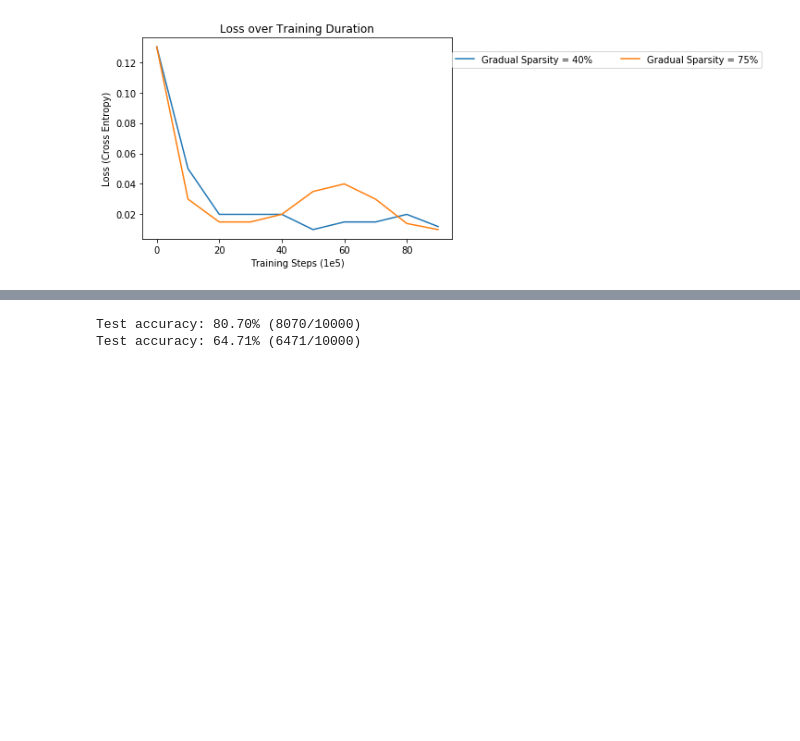
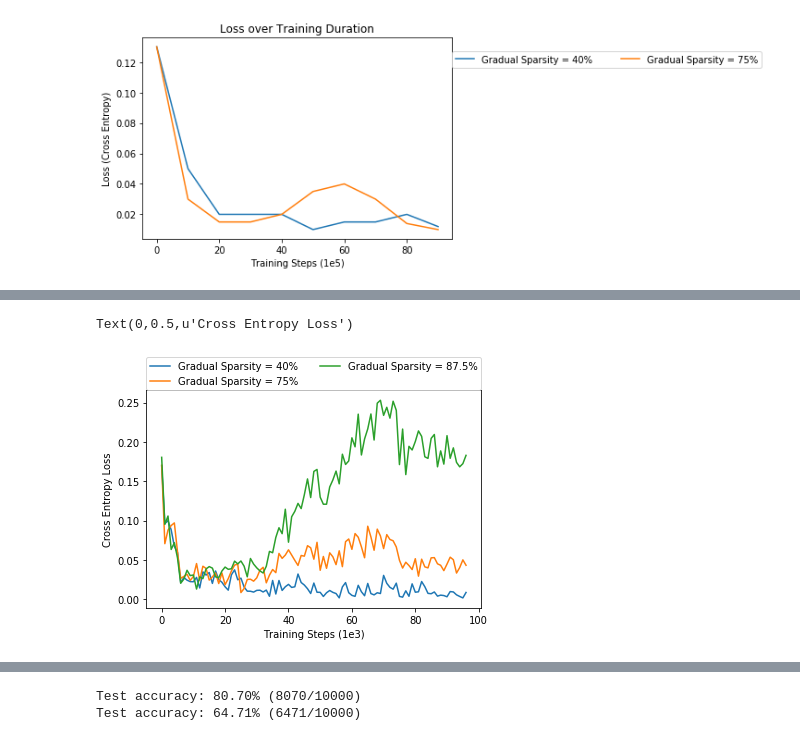
Before and after one commit to ChristopherSweeney/SlimNets, a Jupyter notebook: prunning.ipynb, the cells around one changed output, grey strips where cells are left out. Cells and saved outputs as stored; diff of their text form; code cells hidden in the pictures; blank space fills up the shorter version.

```diff
--- a/prunning.ipynb
+++ b/prunning.ipynb
@@ -806,3 +677,9 @@ plt.ylabel("Loss (Cross Entropy)")
 # %% [output]
 Text(0,0.5,u'Loss (Cross Entropy)')
 [figure]
+# %%
+pl40 = prune.loss_over_time
+pa40 = prune.epoch
+# %%
+pa87 = prune.epoch
+p87 = prune.loss_over_time
@@ -813,4 +708,7 @@ with open('loss1.pkl', 'r') as f:
      c= pickle.load(f)
+# %%
+p75a= prune.epoch
+p75l=prune.loss_over_time
 # %%
 %matplotlib inline
 plt.figure()
@@ -830,0 +735,12 @@ f=.75-.75*(1-(p/(100*1000)))**3
+# %%
+plt.figure()
+plt.plot(range(len(pl40[1:98])),pl40[1:98],label = "Gradual Sparsity = 40%")
+plt.plot(range(len(p75l[1:98])),p75l[1:98],label="Gradual Sparsity = 75%")
+plt.plot(range(len(p87[1:98])),p87[1:98],label = "Gradual Sparsity = 87.5%")
+plt.legend(bbox_to_anchor=(0, 1, 1., .102), loc=3,
+           ncol=2, mode="expand", borderaxespad=0.)
+plt.xlabel("Training Steps (1e3)")
+plt.ylabel("Cross Entropy Loss")
+# %% [output]
+Text(0,0.5,u'Cross Entropy Loss')
+[figure, added]
```
Also changed, not shown: parts of 36 cells of this notebook.
